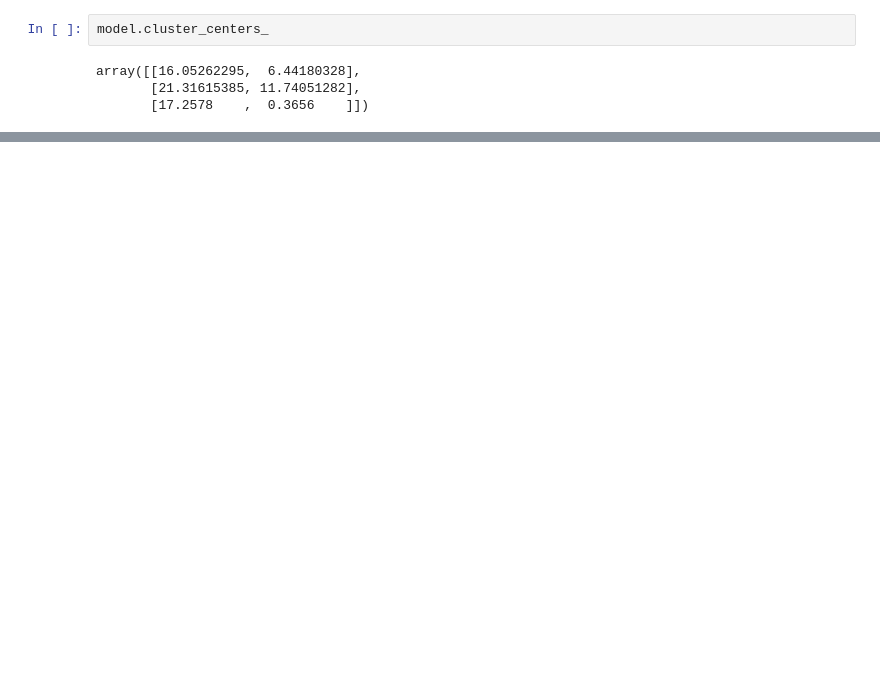
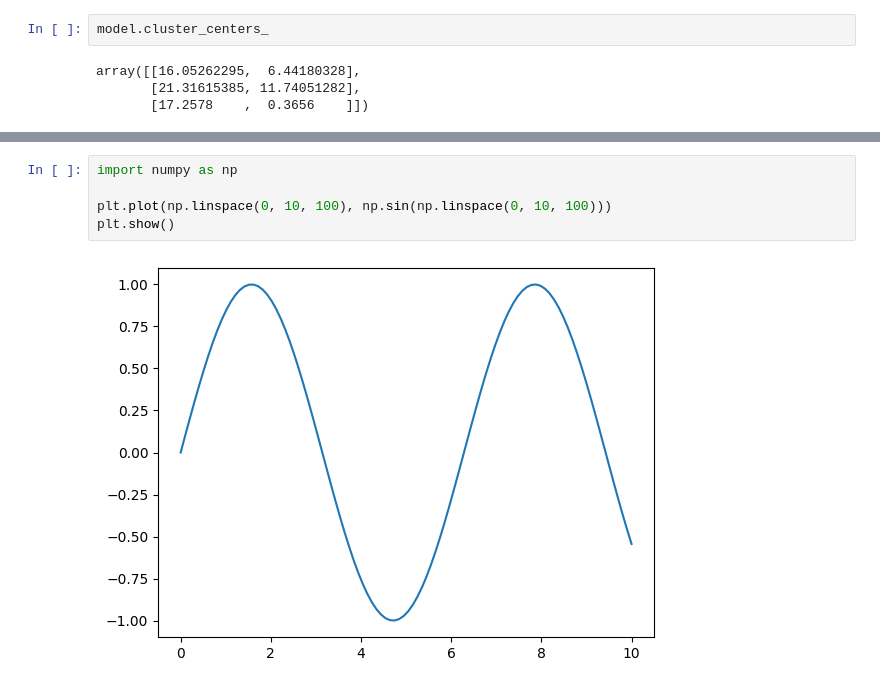
Before and after one commit to lishav123/MLS-track-notes-, a Jupyter notebook: Unsupervised_Learning_in_Python.ipynb, the cells around one changed output, grey strips where cells are left out. Drawn from its saved outputs; the diff is of its cells as text; blank space fills up the shorter version.

```diff
--- a/Unsupervised_Learning_in_Python.ipynb
+++ b/Unsupervised_Learning_in_Python.ipynb
@@ -72,3 +72,10 @@ dn = dendrogram(Z, labels=y)
 plt.show()
 # %% [output]
 [figure]
+# %%
+import numpy as np
+
+plt.plot(np.linspace(0, 10, 100), np.sin(np.linspace(0, 10, 100)))
+plt.show()
+# %% [output]
+[figure, added]
```
Also changed, not shown: parts of 4 cells of this notebook.
